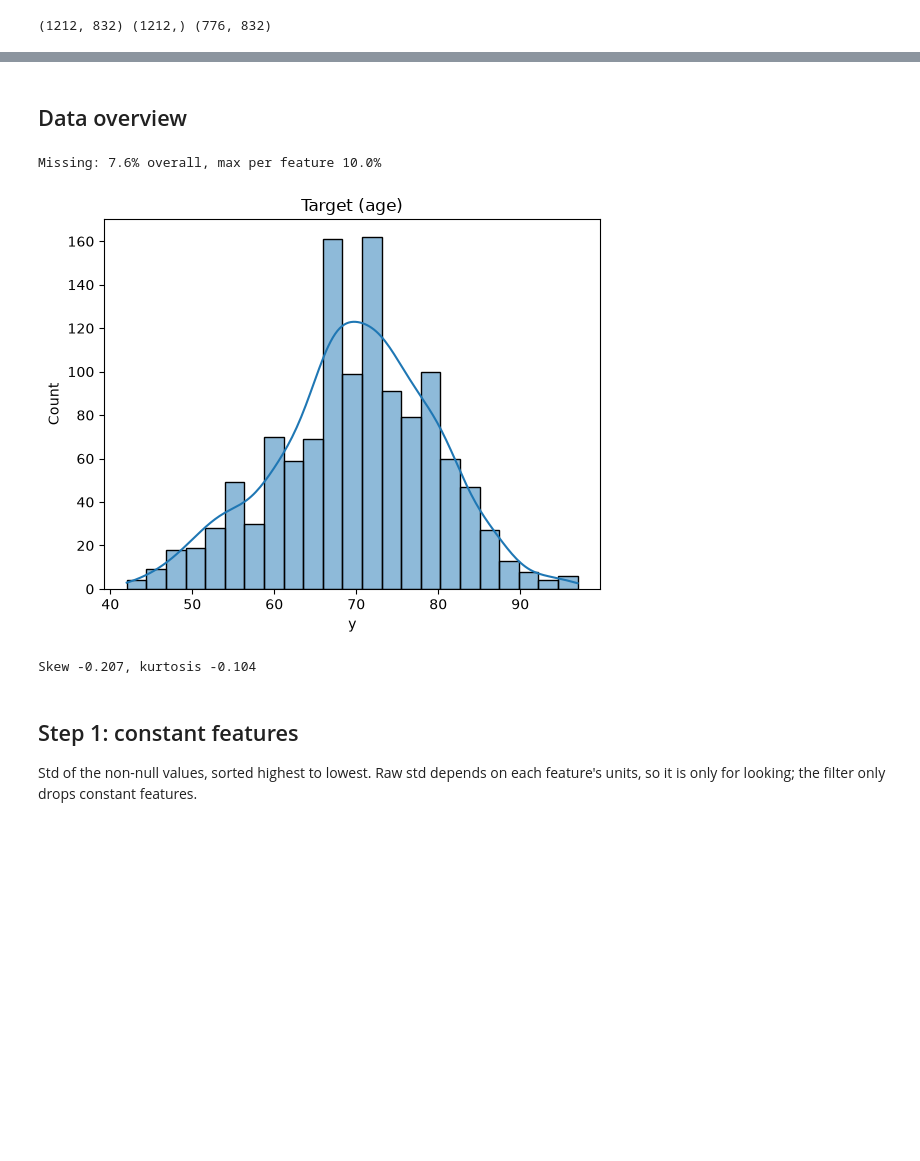
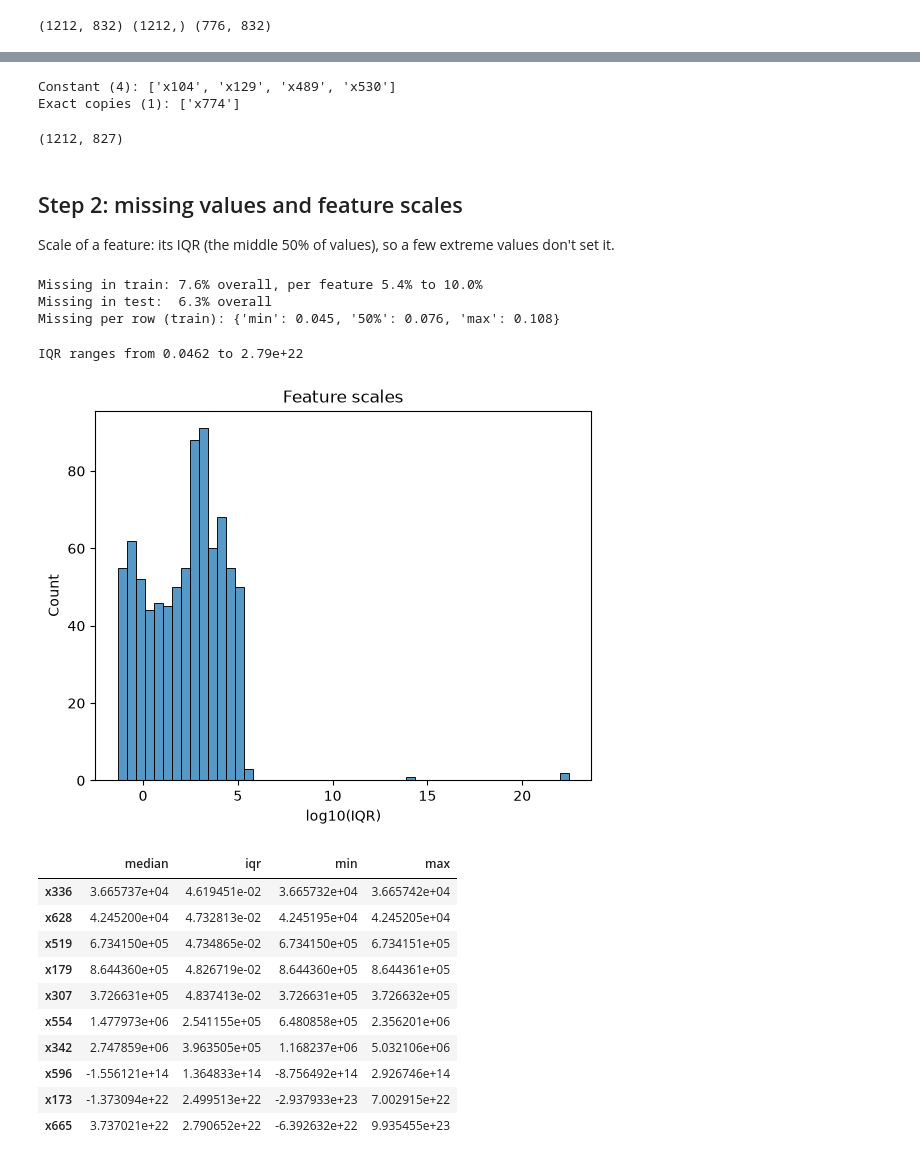
Before and after one commit to DavidTokar12/AML, a Jupyter notebook: notebooks/feature_selection.ipynb, the cells around one changed output, grey strips where cells are left out. Saved outputs shown, nothing was run; the diff lists cells and outputs as text; code cells hidden in the pictures; blank space fills up the shorter version.

```diff
--- a/notebooks/feature_selection.ipynb
+++ b/notebooks/feature_selection.ipynb
@@ -21,19 +36,55 @@ print(X_train.shape, y_train.shape, X_test.shape)
+# %%
+constant = constant_features(X_train)
+duplicates = duplicate_features(X_train.drop(columns=constant))
+print(f"Constant ({len(constant)}): {constant}")
+print(f"Exact copies ({len(duplicates)}): {duplicates}")
+X_step1 = X_train.drop(columns=constant + duplicates)
+X_step1.shape
+# %% [output]
+Constant (4): ['x104', 'x129', 'x489', 'x530']
+Exact copies (1): ['x774']
+(1212, 827)
 # %% [markdown]
-## Data overview
+## Step 2: missing values and feature scales
+
+Scale of a feature: its IQR (the middle 50% of values), so a few extreme values don't set it.
 # %%
-missing = X_train.isna().mean()
-print(f"Missing: {missing.mean():.1%} overall, max per feature {missing.max():.1%}")
+missing = X_step1.isna().mean()
+missing_test = X_test[X_step1.columns].isna().mean()
+print(
+    f"Missing in train: {missing.mean():.1%} overall, per feature {missing.min():.1%} to {missing.max():.1%}"
+)
+print(f"Missing in test:  {missing_test.mean():.1%} overall")
+print(
+    f"Missing per row (train): {X_step1.isna().mean(axis=1).describe()[['min', '50%', 'max']].round(3).to_dict()}"
+)
 # %% [output]
-Missing: 7.6% overall, max per feature 10.0%
+Missing in train: 7.6% overall, per feature 5.4% to 10.0%
+Missing in test:  6.3% overall
+Missing per row (train): {'min': 0.045, '50%': 0.076, 'max': 0.108}
 # %%
-sns.histplot(y_train, kde=True)
-plt.title("Target (age)")
+iqr = X_step1.quantile(0.75) - X_step1.quantile(0.25)
+scales = pd.DataFrame(
+    {"median": X_step1.median(), "iqr": iqr, "min": X_step1.min(), "max": X_step1.max()}
+).sort_values("iqr")
+print(f"IQR ranges from {iqr[iqr > 0].min():.3g} to {iqr.max():.3g}")
+
+sns.histplot(np.log10(iqr[iqr > 0]), bins=50)
+plt.xlabel("log10(IQR)")
+plt.title("Feature scales")
 plt.show()
-print(f"Skew {stats.skew(y_train):.3f}, kurtosis {stats.kurtosis(y_train):.3f}")
+pd.concat([scales.head(5), scales.tail(5)])
 # %% [output]
+IQR ranges from 0.0462 to 2.79e+22
-[figure, old version]
+[figure, new version]
-Skew -0.207, kurtosis -0.104
+|  | median | iqr | min | max |
+| x336 | 3.665737e+04 | 4.619451e-02 | 3.665732e+04 | 3.665742e+04 |
+| x628 | 4.245200e+04 | 4.732813e-02 | 4.245195e+04 | 4.245205e+04 |
+| x519 | 6.734150e+05 | 4.734865e-02 | 6.734150e+05 | 6.734151e+05 |
+| x179 | 8.644360e+05 | 4.826719e-02 | 8.644360e+05 | 8.644361e+05 |
+| x307 | 3.726631e+05 | 4.837413e-02 | 3.726631e+05 | 3.726632e+05 |
+| x554 | 1.477973e+06 | 2.541155e+05 | 6.480858e+05 | 2.356201e+06 |
+| x342 | 2.747859e+06 | 3.963505e+05 | 1.168237e+06 | 5.032106e+06 |
+| x596 | -1.556121e+14 | 1.364833e+14 | -8.756492e+14 | 2.926746e+14 |
+| x173 | -1.373094e+22 | 2.499513e+22 | -2.937933e+23 | 7.002915e+22 |
+| x665 | 3.737021e+22 | 2.790652e+22 | -6.392632e+22 | 9.935455e+23 |
-# %% [markdown]
-## Step 1: constant features
-
-Std of the non-null values, sorted highest to lowest. Raw std depends on each feature's units, so it is only for looking; the filter only drops constant features.
```
Also changed, not shown: parts of 26 cells of this notebook, 8 other files.
